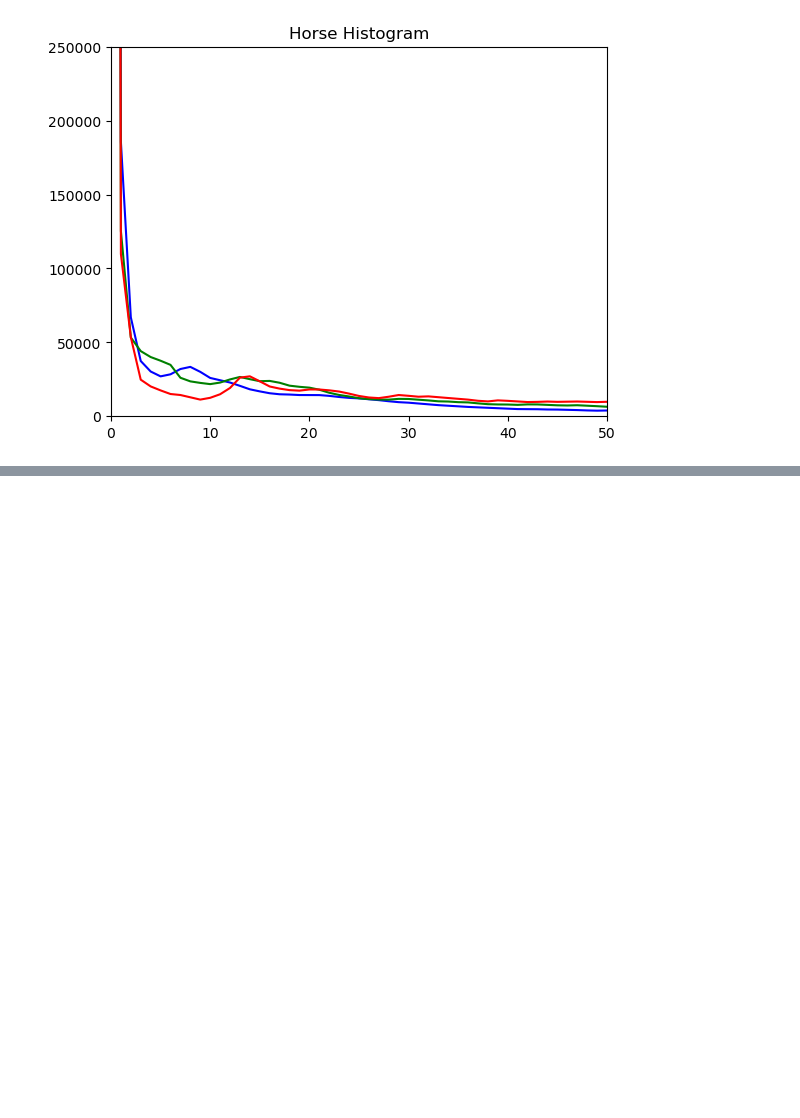
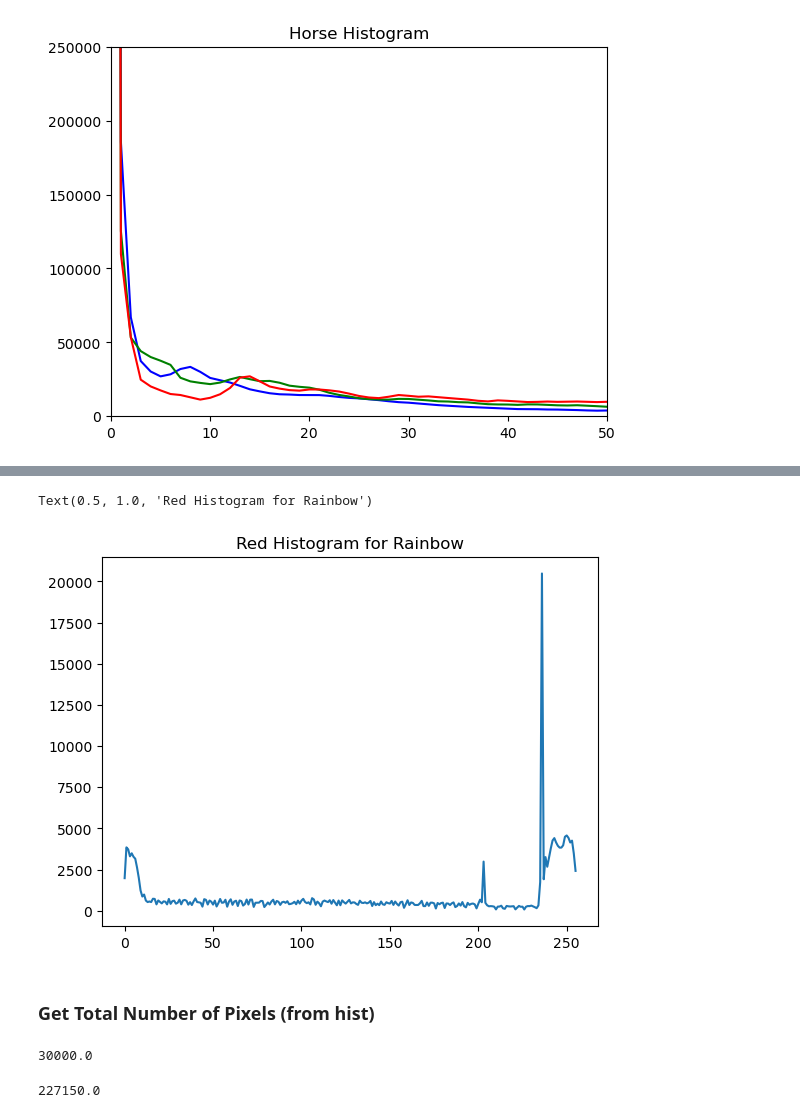
Before and after one commit to kpirabaharan/Image-Processing, a Jupyter notebook: Image-Processing/histograms.ipynb, the cells around one changed output, grey strips where cells are left out. Cells and saved outputs as stored; diff of their text form; code cells hidden in the pictures; blank space fills up the shorter version.

```diff
--- a/Image-Processing/histograms.ipynb
+++ b/Image-Processing/histograms.ipynb
@@ -72,0 +100,19 @@ Text(0.5, 1.0, 'Horse Histogram')
+# %%
+hist_values_red = cv2.calcHist([rainbow], channels=[2], mask=None, histSize=[256], ranges=[0,256])
+plt.plot(hist_values_red)
+plt.title('Red Histogram for Rainbow')
+# %% [output]
+Text(0.5, 1.0, 'Red Histogram for Rainbow')
+[figure, added]
+# %% [markdown]
+### Get Total Number of Pixels (from hist)
+# %%
+total_masked_pixels = hist_mask_values_red.sum()
+total_masked_pixels
+# %% [output]
+30000.0
+# %%
+total_pixels = hist_values_red.sum()
+total_pixels
+# %% [output]
+227150.0
```
Also changed, not shown: parts of 4 cells of this notebook.
